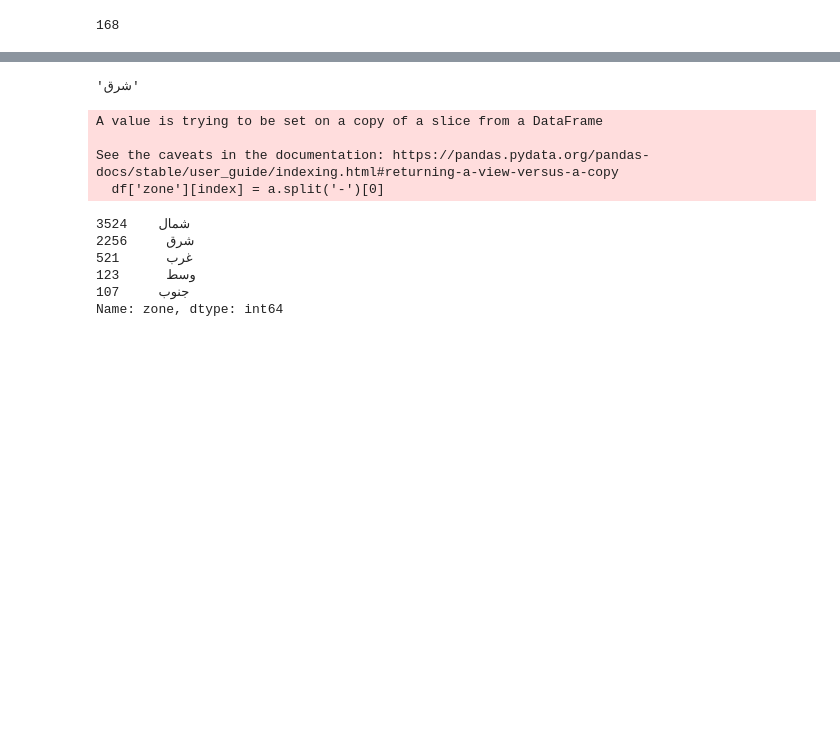
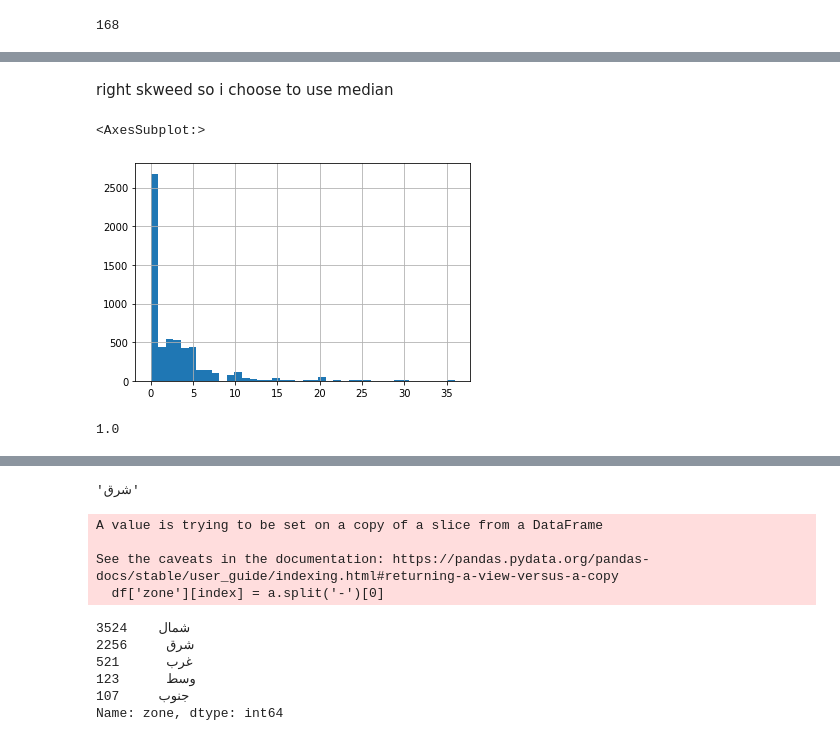
Before and after one commit to Abdulmalik-rebdi/aqar1, a Jupyter notebook: src/featureEng.ipynb, the cells around one changed output, grey strips where cells are left out. Saved outputs shown, nothing was run; the diff lists cells and outputs as text; code cells hidden in the pictures; blank space fills up the shorter version.

```diff
--- a/src/featureEng.ipynb
+++ b/src/featureEng.ipynb
@@ -446,3 +347,14 @@ df['age'] = df['age'].interpolate( method='linear' )
+# %% [markdown]
+right skweed so i choose to use median
+# %%
+df['age'].hist(bins=40)
+# %% [output]
+<AxesSubplot:>
+[figure, added]
+# %%
+df['age'].median()
+# %% [output]
+1.0
 # %%
 df['age'].isna().sum()
 # %% [output]
```
Also changed, not shown: parts of 103 cells of this notebook.
